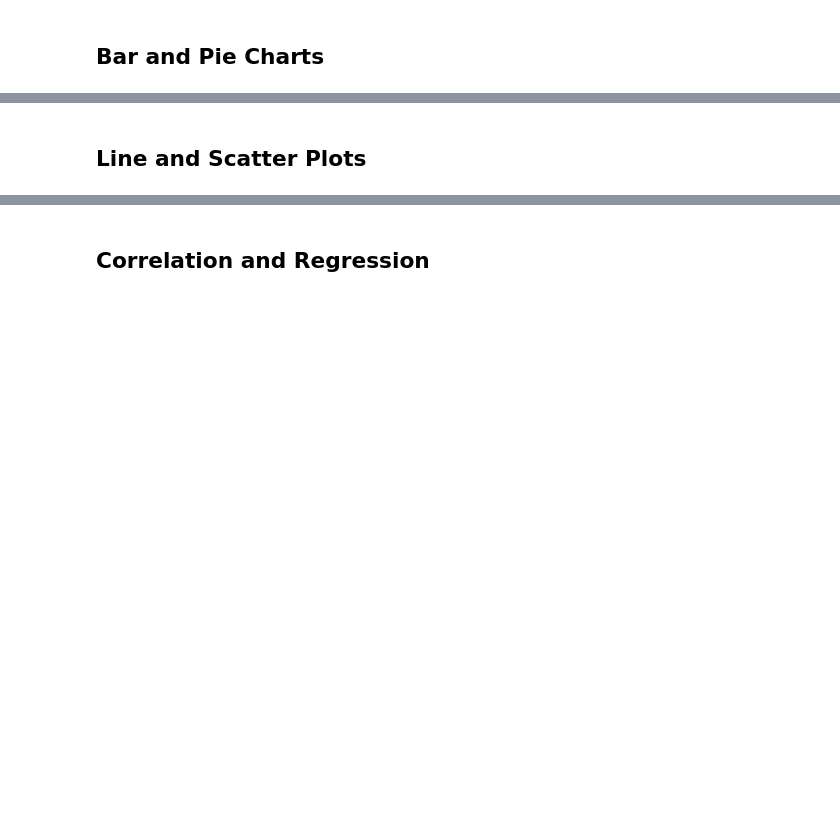
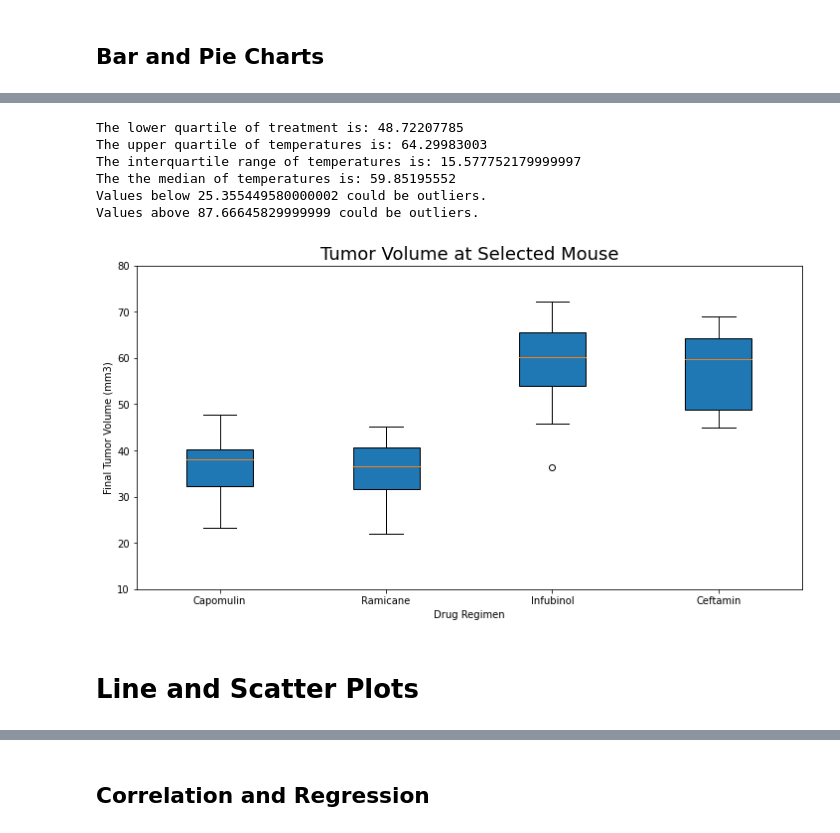
Before and after one commit to veljkomiramicanovic/Matplotlib-Challenge, a Jupyter notebook: Pymaceuticals/pymaceuticals_starter.ipynb, the cells around one changed output, grey strips where cells are left out. Drawn from its saved outputs; the diff is of its cells as text; code cells hidden in the pictures; blank space fills up the shorter version.

```diff
--- a/Pymaceuticals/pymaceuticals_starter.ipynb
+++ b/Pymaceuticals/pymaceuticals_starter.ipynb
@@ -259,0 +368,6 @@ mouse_gender
+# %%
+# Ceftamin
+Ceftamin_last = Ceftamin_df.groupby('Mouse ID').max()['Timepoint']
+Ceftamin_vol = pd.DataFrame(Ceftamin_last)
+Ceftamin_merge = pd.merge(Ceftamin_vol, combined_df, on=("Mouse ID","Timepoint"),how="left")
+Ceftamin_merge.head()
@@ -260,4 +381,51 @@ mouse_gender
+# %%
+# Ceftamin quartiles and IQR
+# Determine outliers using upper and lower bounds
+
+Ceftamin_tumors = Ceftamin_merge["Tumor Volume (mm3)"]
+
+quartiles = Ceftamin_tumors.quantile([.25,.5,.75])
+lowerq = quartiles[0.25]
+upperq = quartiles[0.75]
+iqr = upperq-lowerq
+
+print(f"The lower quartile of treatment is: {lowerq}")
+print(f"The upper quartile of temperatures is: {upperq}")
+print(f"The interquartile range of temperatures is: {iqr}")
+print(f"The the median of temperatures is: {quartiles[0.5]} ")
+
+# Determine outliers using upper and lower bounds
+
+lower_bound = lowerq - (1.5*iqr)
+upper_bound = upperq + (1.5*iqr)
+
+print(f"Values below {lower_bound} could be outliers.")
+print(f"Values above {upper_bound} could be outliers.")
+# %% [output]
+The lower quartile of treatment is: 48.72207785
+The upper quartile of temperatures is: 64.29983003
+The interquartile range of temperatures is: 15.577752179999997
+The the median of temperatures is: 59.85195552
+Values below 25.355449580000002 could be outliers.
+Values above 87.66645829999999 could be outliers.
+# %%
+data_to_plot = [Capomulin_tumors, Ramicane_tumors, Infubinol_tumors, Ceftamin_tumors]
+Regimen= ['Capomulin', 'Ramicane', 'Infubinol','Ceftamin']
+
+fig1, ax1 = plt.subplots(figsize=(12, 6))
+ax1.set_title('Tumor Volume at Selected Mouse',fontsize =18)
+ax1.set_ylabel('Final Tumor Volume (mm3)',fontsize = 10)
+ax1.set_xlabel('Drug Regimen',fontsize = 10)
+ax1.boxplot(data_to_plot, labels=Regimen, widths = 0.4, patch_artist=True,vert=True)
+
+plt.ylim(10, 80)
+
+plt.savefig("../Images/box_plot.png", bbox_inches = "tight")
+
+plt.show()
+# %% [output]
+[figure, added]
 # %% [markdown]
-## Line and Scatter Plots
+# Line and Scatter Plots
 # %%
 # Generate a line plot of tumor volume vs. time point for a mouse treated with Capomulin
```
Also changed, not shown: parts of 30 cells of this notebook, 7 other files.
